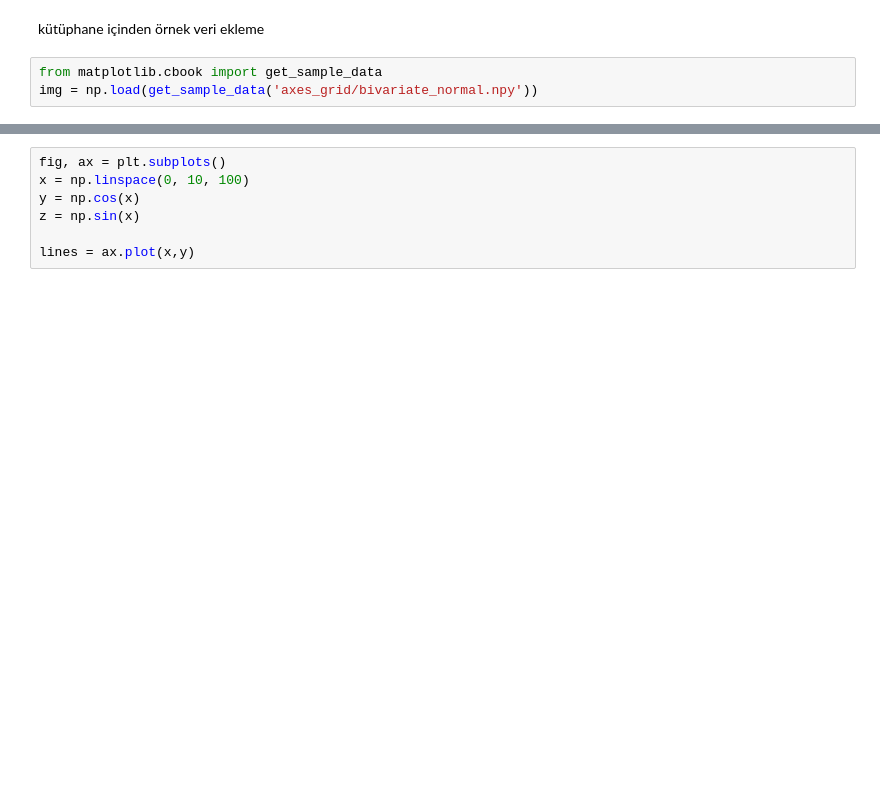
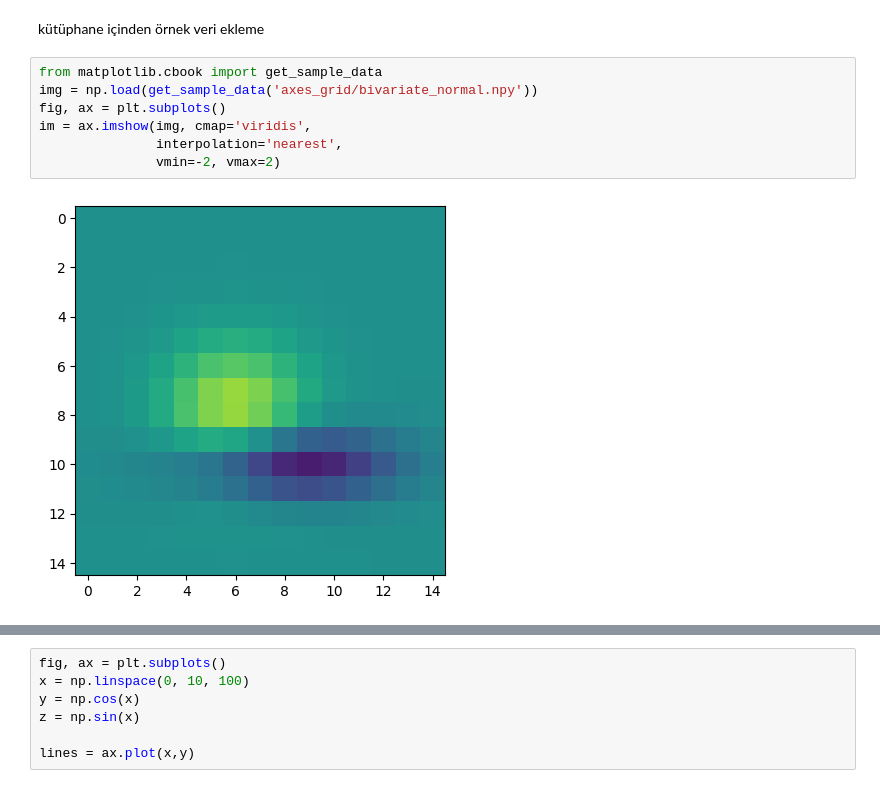
Before and after one commit to msy-bilecik/ist204, a Jupyter notebook: ist204_2024_12h_matplotlib.ipynb, the cells around one changed output, grey strips where cells are left out. Saved outputs shown, nothing was run; the diff lists cells and outputs as text; blank space fills up the shorter version.

```diff
--- a/ist204_2024_12h_matplotlib.ipynb
+++ b/ist204_2024_12h_matplotlib.ipynb
@@ -28,5 +28,11 @@ kütüphane içinden örnek veri ekleme
 # %%
 from matplotlib.cbook import get_sample_data
 img = np.load(get_sample_data('axes_grid/bivariate_normal.npy'))
+fig, ax = plt.subplots()
+im = ax.imshow(img, cmap='viridis',
+               interpolation='nearest',
+               vmin=-2, vmax=2)
+# %% [output]
+[figure, added]
 # %%
 fig = plt.figure()
```
Also changed, not shown: parts of 3 cells of this notebook.
